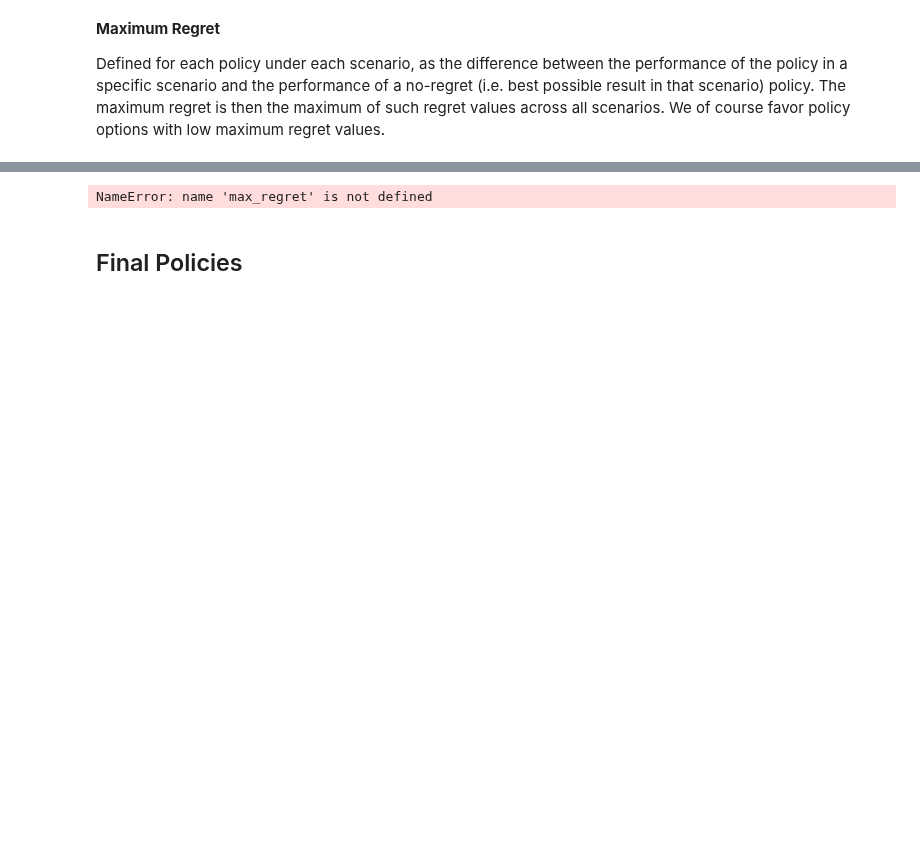
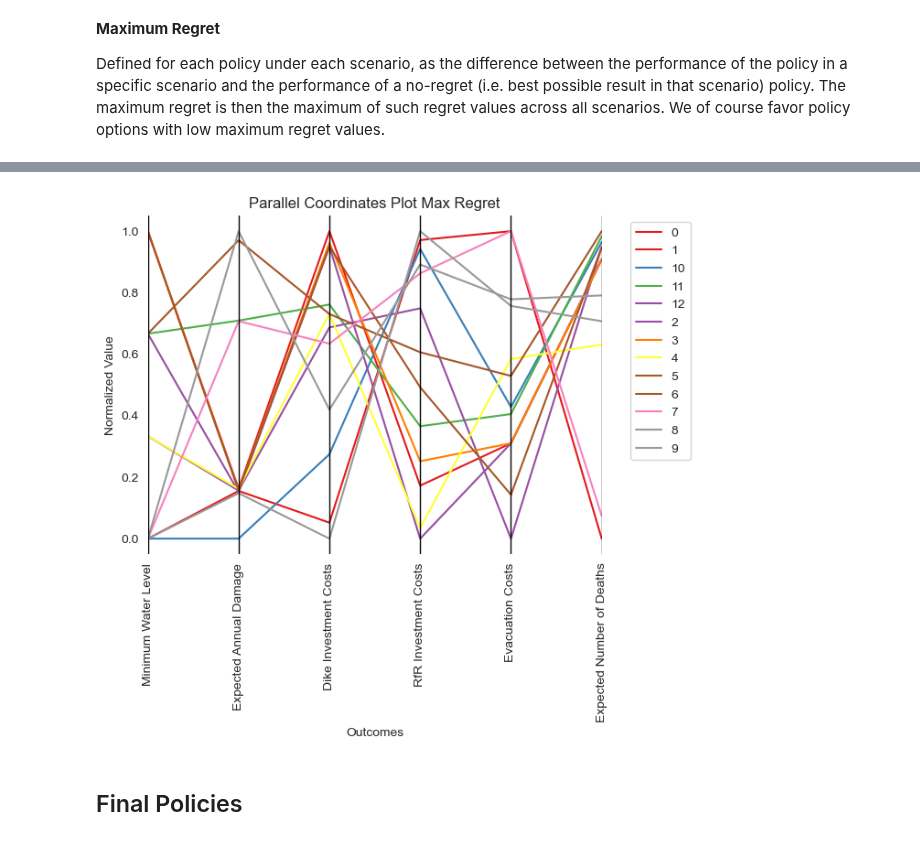
Before and after one commit to daniela1998/MBDM-Group-1, a Jupyter notebook: MORDM Analysis.ipynb, the cells around one changed output, grey strips where cells are left out. Cells and saved outputs as stored; diff of their text form; code cells hidden in the pictures; blank space fills up the shorter version.

```diff
--- a/MORDM Analysis.ipynb
+++ b/MORDM Analysis.ipynb
@@ -112,3 +117,9 @@ merged_results = epsilon_nondominated(scenario_results,epsilons,problem)
 len(merged_results)
 # %% [output]
 719
+# %%
+for lever, original_name in zip(dike_model.levers, original_lever_names):
+    lever.name = original_name
+
+for outcome, original_name in zip(dike_model.outcomes, original_outcome_names):
+    outcome.name = original_name
@@ -296,35 +321,35 @@ plt.style.use({'figure.facecolor': 'white'})
 zero_columns = data.columns[(data == 0).all()]
 data_normalized = data.copy()
 for col in data.columns:
     if col not in zero_columns:
         data_normalized[col] = (data[col] - data[col].min()) / (data[col].max() - data[col].min())
 data_normalized = data_normalized.reset_index()
 
 # Plot
-parallel_coordinates(data_normalized.loc[:, cols1], 'policy', colormap=plt.get_cmap("Set1"))
+parallel_coordinates(data_normalized, 'policy', colormap=plt.get_cmap("Set1"))
 
 plt.title("Parallel Coordinates Plot Max Regret")
 plt.xlabel("Outcomes")
 plt.ylabel("Normalized Value")
 
 ax = plt.gca()
 
 #Makes sure that x labels are vertically positioned
 ax.set_xticklabels(ax.get_xticklabels(), rotation=90)
 
 #Makes sure the legend is on the right side of the graph
 plt.legend(bbox_to_anchor=(1.05, 1), loc='upper left')
 
 #Remove the background grid
 plt.grid(False)
 plt.gca().spines['top'].set_visible(False)
 plt.gca().spines['right'].set_visible(False)
 plt.gca().spines['left'].set_visible(False)
 plt.gca().spines['bottom'].set_visible(False)
 
 plt.show()
 # %% [output]
-NameError: name 'max_regret' is not defined
+[figure, added]
 # %% [markdown]
 ## Final Policies
 # %%
```
Also changed, not shown: parts of 13 cells of this notebook.
